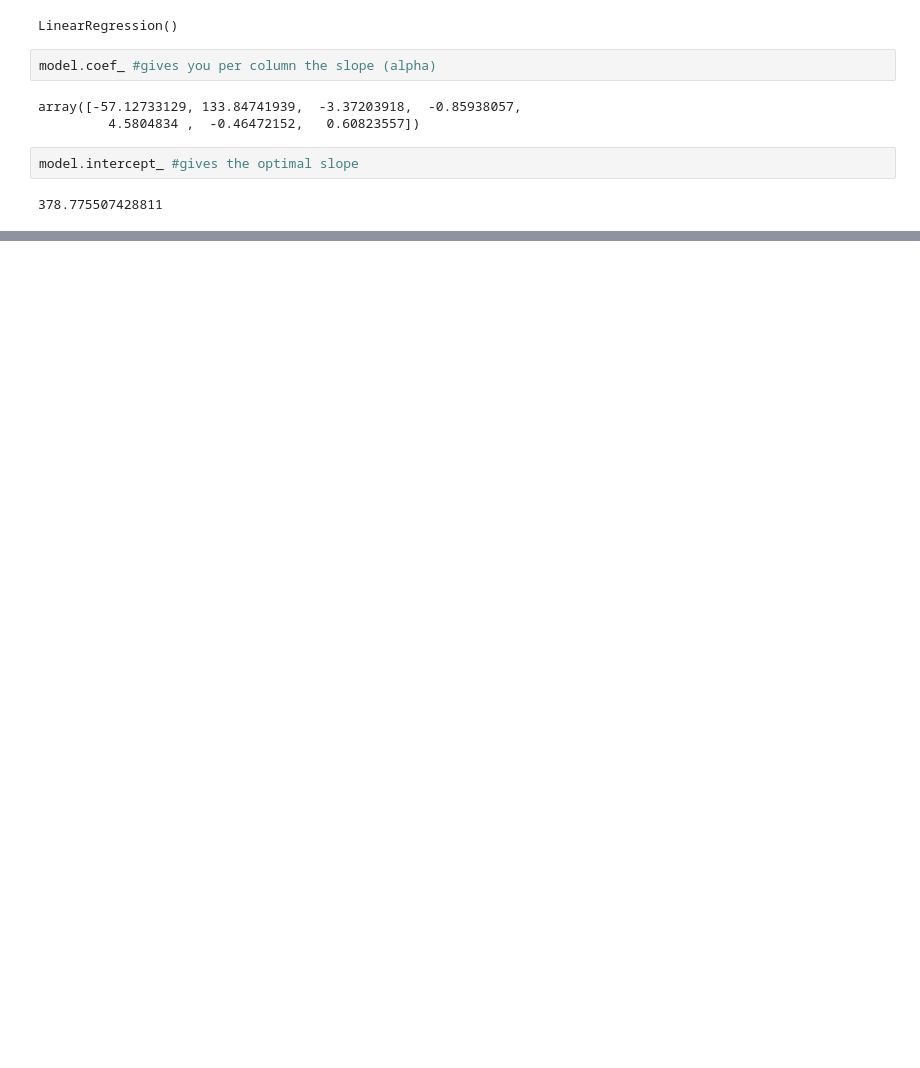
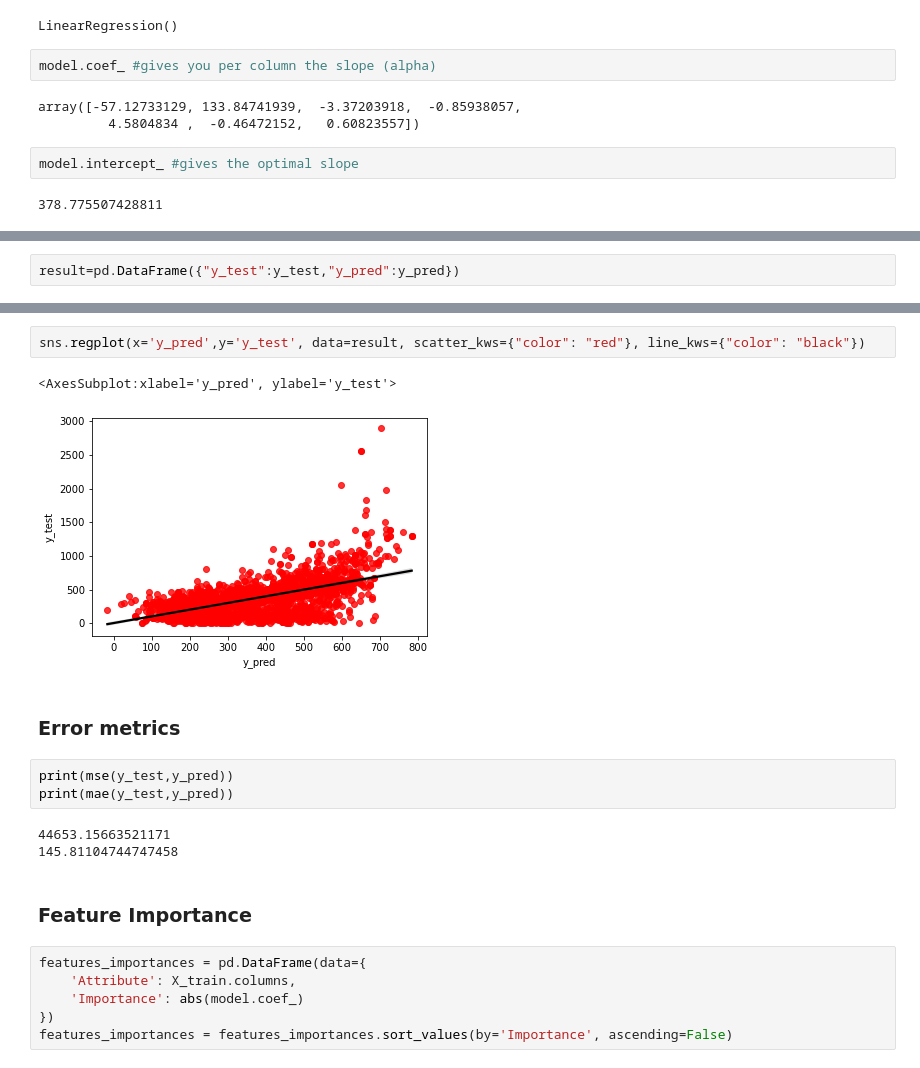
Before and after one commit to adrianacupp/case_study, a Jupyter notebook: Case_Studies/Customer_Analysis_Case_Study/Customer_Analysis_Plotting_Activities_6_7.ipynb, the cells around one changed output, grey strips where cells are left out. Saved outputs shown, nothing was run; the diff lists cells and outputs as text; blank space fills up the shorter version.

```diff
--- a/Case_Studies/Customer_Analysis_Case_Study/Customer_Analysis_Plotting_Activities_6.ipynb
+++ b/Case_Studies/Customer_Analysis_Case_Study/Customer_Analysis_Plotting_Activities_6_7.ipynb
@@ -412,0 +471,2 @@ model.score(X_test_scaled,Y_test)
+# %%
+result=pd.DataFrame({"y_test":y_test,"y_pred":y_pred})
@@ -412,0 +498,21 @@ model.score(X_test_scaled,Y_test)
+# %%
+sns.regplot(x='y_pred',y='y_test', data=result, scatter_kws={"color": "red"}, line_kws={"color": "black"})
+# %% [output]
+<AxesSubplot:xlabel='y_pred', ylabel='y_test'>
+[figure, added]
+# %% [markdown]
+### Error metrics
+# %%
+print(mse(y_test,y_pred))
+print(mae(y_test,y_pred))
+# %% [output]
+44653.15663521171
+145.81104744747458
+# %% [markdown]
+### Feature Importance
+# %%
+features_importances = pd.DataFrame(data={
+    'Attribute': X_train.columns,
+    'Importance': abs(model.coef_)
+})
+features_importances = features_importances.sort_values(by='Importance', ascending=False)
```
Also changed, not shown: parts of 22 cells of this notebook.
